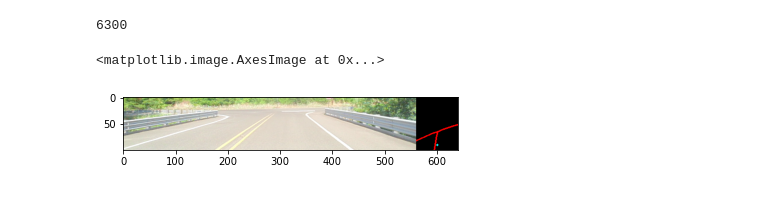
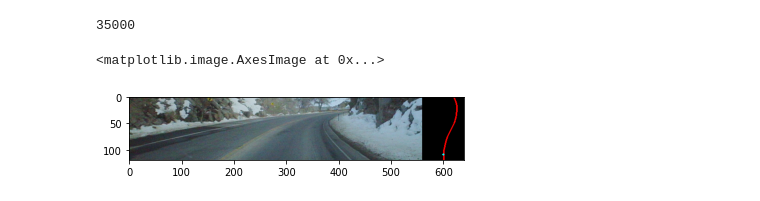
Before and after one commit to rgilman33/bespoke, a Jupyter notebook: nb/5_process_rw.ipynb, the cells around one changed output. Saved outputs shown, nothing was run; the diff lists cells and outputs as text; code cells hidden in the pictures.

```diff
--- a/nb/5_process_rw.ipynb
+++ b/nb/5_process_rw.ipynb
@@ -39,20 +39,20 @@ os.makedirs(f'{run_path}/aux')
 os.makedirs(f'{run_path}/maps')
 os.makedirs(f'{run_path}/car_state')
 # %%
-b, e = 10_700, 17_000 #12_000, 31_000
+b, e = 30_000, 65_000 #12_000, 31_000
 aux_files = sorted(glob.glob(f"{base_run_path}/aux/*"))[b:e]
 len(aux_files)
 # %% [output]
-6300
+35000
 # %%
 img_files = sorted(glob.glob(f"{base_run_path}/img/*"))[b:e]
 car_state_files = sorted(glob.glob(f"{base_run_path}/car_state/*"))[b:e]
 maps_files = sorted(glob.glob(f"{base_run_path}/maps/*"))[b:e]
 # %%
-plt.imshow(np.load(img_files[-1])) #400
+plt.imshow(np.load(img_files[30_000])) #400
 # %% [output]
 <matplotlib.image.AxesImage at 0x...>
-[figure, old version]
+[figure, new version]
 # %%
 for f in img_files:
     filename = f.split('/')[-1]
```
Also changed, not shown: parts of 2 cells of this notebook, 4 other files.
